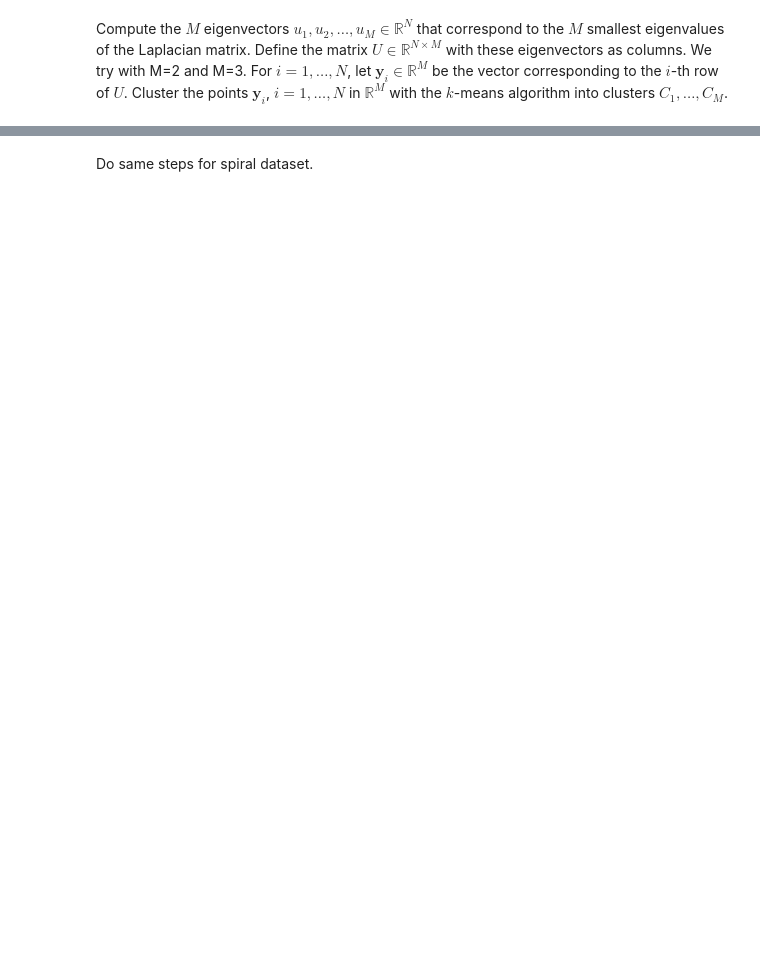
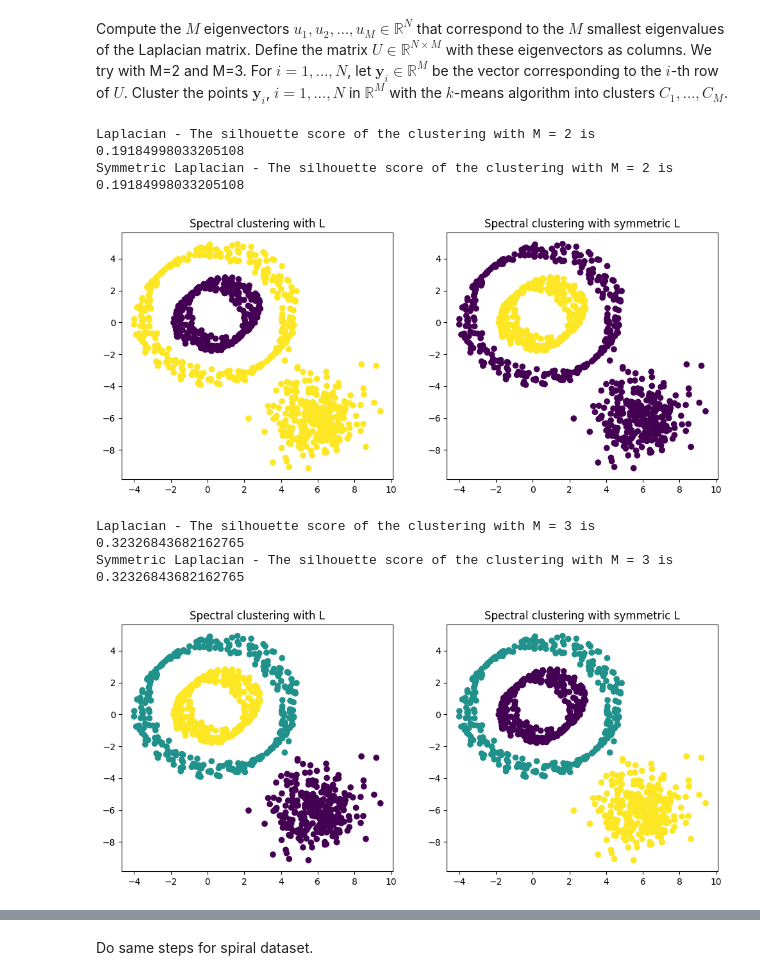
Before and after one commit to chiaramaretto/CA-Homework2, a Jupyter notebook: Maretto_Gosmar_HWSC.ipynb, the cells around one changed output, grey strips where cells are left out. Saved outputs shown, nothing was run; the diff lists cells and outputs as text; code cells hidden in the pictures; blank space fills up the shorter version.

```diff
--- a/Maretto_Gosmar_HWSC.ipynb
+++ b/Maretto_Gosmar_HWSC.ipynb
@@ -182,17 +188,30 @@ For $i = 1, \dots, N$, let $\mathbf{y}_i \in \mathbb{R}^M$ be the vector corresp
 _ , eigenvectors = eigsh(L, k=15, which='SM')
 _ , eigenvectors_sym = eigsh(L_sym, k=15, which='SM')
 # %%
-def show_clustering(df, column_name):
-    plt.figure(figsize=(5, 4))
-    plt.scatter(df['x'], df['y'], c=df[column_name])
-    plt.title("Spectral clustering")
+def show_clustering(df, column_name1, column_name2):
+    fig, ax = plt.subplots(1, 2, figsize=(12, 5))
+    ax[0].scatter(df['x'], df['y'], c=df[column_name1])
+    ax[0].set_title('Spectral clustering with L')
+    ax[1].scatter(df['x'], df['y'], c=df[column_name2])
+    ax[1].set_title('Spectral clustering with symmetric L')
     plt.show()
 # %%
 M = [2,3]
 for m in M:
     U = eigenvectors[:, 0:m]
+    U_sym = eigenvectors_sym[:, 0:m]
     km = KMeans(n_clusters=m)
     km.fit(U)
     circle['cluster'] = km.labels_
-    print(f"The silhouette score of the clustering with M = {m} is {silhouette_score(circle_points, circle['cluster'])}")
-    show_clustering(circle, "cluster")
+    print(f"Laplacian - The silhouette score of the clustering with M = {m} is {silhouette_score(circle_points, circle['cluster'])}")
+    km.fit(U_sym)
+    circle['cluster_sym'] = km.labels_
+    print(f"Symmetric Laplacian - The silhouette score of the clustering with M = {m} is {silhouette_score(circle_points, circle['cluster_sym'])}")
+    show_clustering(circle, "cluster", "cluster_sym")
+# %% [output]
+Laplacian - The silhouette score of the clustering with M = 2 is 0.19184998033205108
+Symmetric Laplacian - The silhouette score of the clustering with M = 2 is 0.19184998033205108
+[figure, added]
+Laplacian - The silhouette score of the clustering with M = 3 is 0.32326843682162765
+Symmetric Laplacian - The silhouette score of the clustering with M = 3 is 0.32326843682162765
+[figure, added]
```
Also changed, not shown: parts of 38 cells of this notebook.
